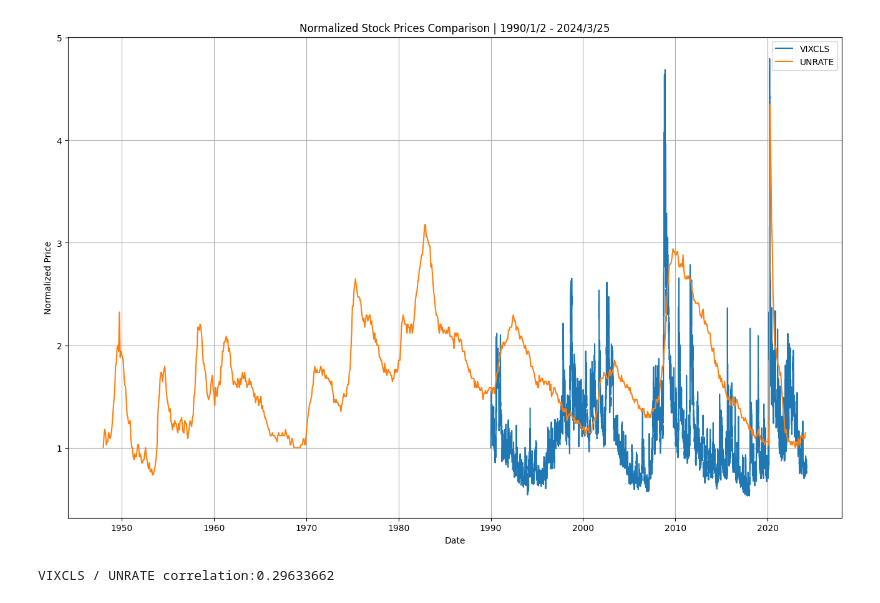
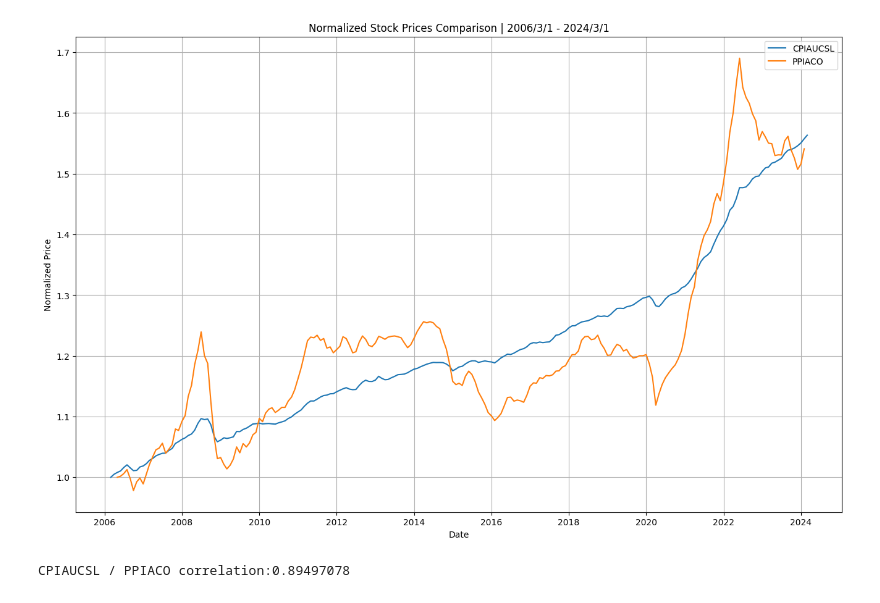
Before and after one commit to ivandimitrovkyulev/Notebooks, a Jupyter notebook: sample/macro_data.ipynb, the cells around one changed output. Saved outputs shown, nothing was run; the diff lists cells and outputs as text; code cells hidden in the pictures.

```diff
--- a/sample/macro_data.ipynb
+++ b/sample/macro_data.ipynb
@@ -21,9 +21,11 @@ series.sort_values('popularity', ascending=False).head(10)
 # %%
-data_1 = fred.get_series_observation("VIXCLS")
-data_2 = fred.get_series_observation("UNRATE")
+data_1_name = "CPIAUCSL"
+data_2_name = "PPIACO"
+data_1 = fred.get_series_observation(data_1_name)
+data_2 = fred.get_series_observation(data_2_name)
 # %%
-from src.plotting import plot_n_chart_comparison
-plot_n_chart_comparison([("VIXCLS", data_1), ("UNRATE", data_2), ], y_axis='lin', log_scale=False)
+# from src import utils, plotting
+plotting.plot_n_chart_comparison([(data_1_name, data_1.iloc[710::]), (data_2_name, data_2.iloc[1120::]), ], log_scale=False)
 # %% [output]
-[figure, old version]
+[figure, new version]
-VIXCLS / UNRATE correlation:0.29633662
+CPIAUCSL / PPIACO correlation:0.89497078
```
Also changed, not shown: parts of 2 cells of this notebook, 6 other files.
